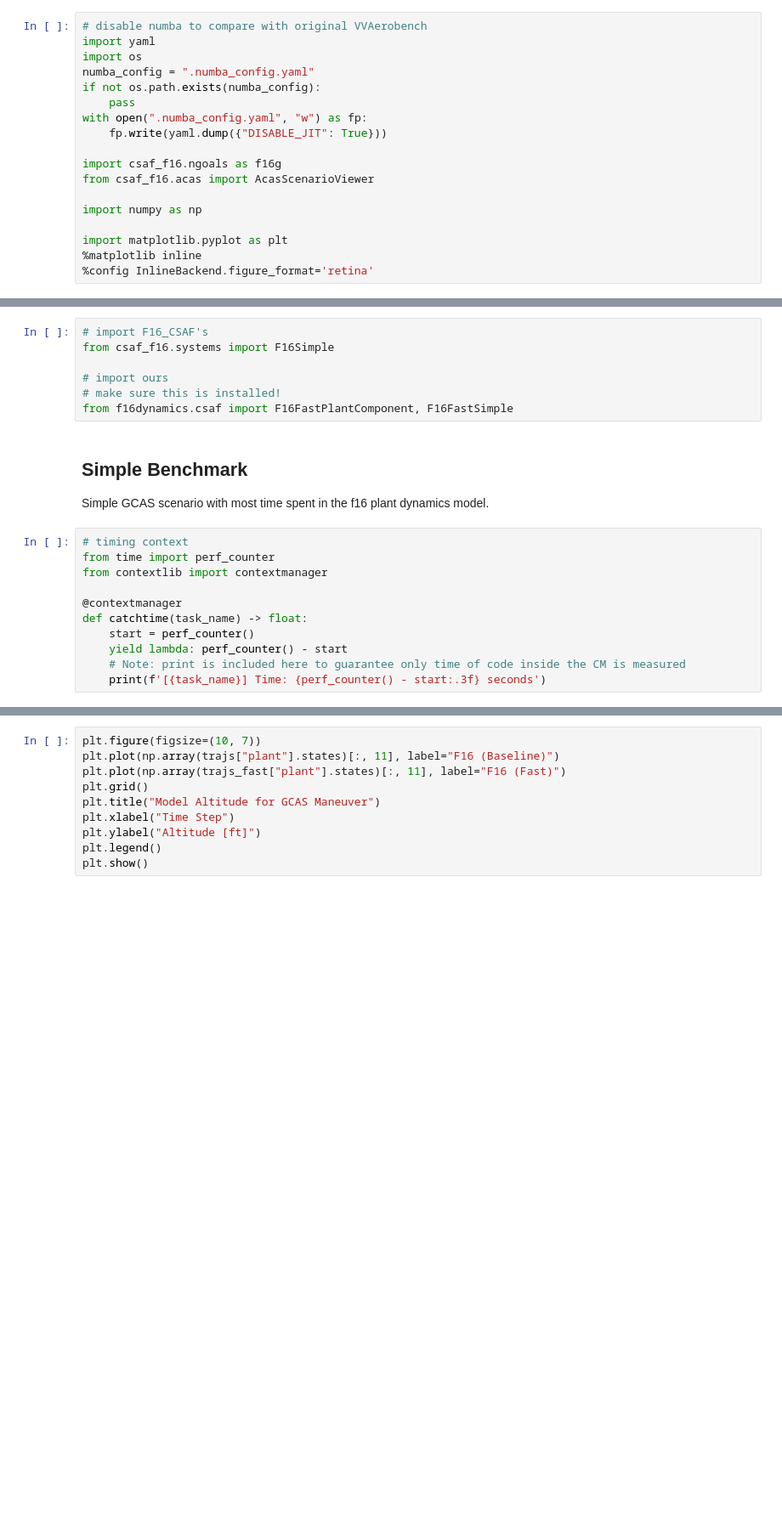
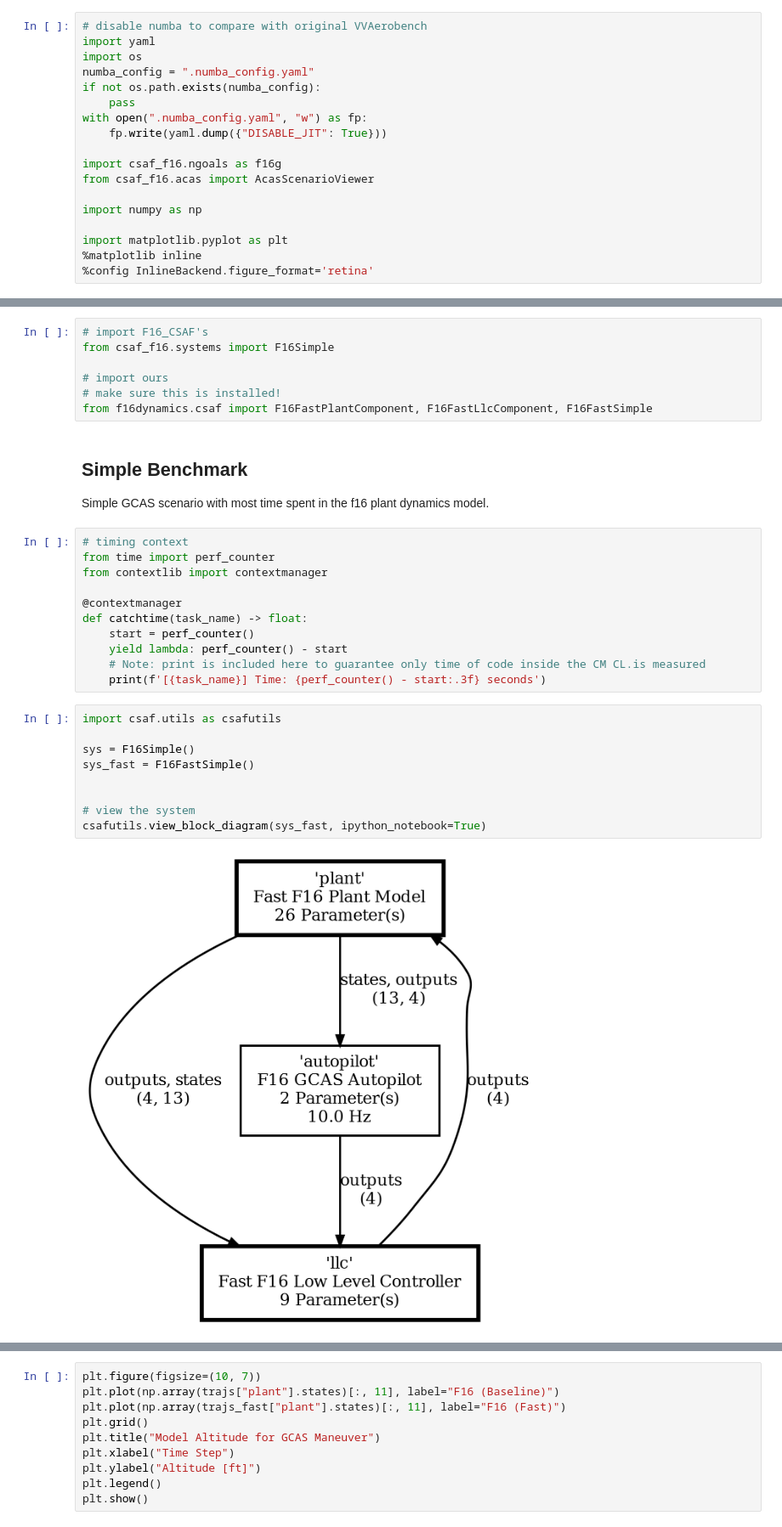
Before and after one commit to EthanJamesLew/f16-flight-dynamics, a Jupyter notebook: notebooks/CSAF_Integration.ipynb, the cells around one changed output, grey strips where cells are left out. Shown at 85% size. Cells and saved outputs as stored; diff of their text form; blank space fills up the shorter version.

```diff
--- a/notebooks/CSAF_Integration.ipynb
+++ b/notebooks/CSAF_Integration.ipynb
@@ -29,7 +29,7 @@ from csaf_f16.systems import F16Simple
 
 # import ours
 # make sure this is installed!
-from f16dynamics.csaf import F16FastPlantComponent, F16FastSimple
+from f16dynamics.csaf import F16FastPlantComponent, F16FastLlcComponent, F16FastSimple
 # %% [markdown]
 ## Simple Benchmark
 
@@ -43,6 +43,17 @@ from contextlib import contextmanager
 def catchtime(task_name) -> float:
     start = perf_counter()
     yield lambda: perf_counter() - start
-    # Note: print is included here to guarantee only time of code inside the CM is measured
+    # Note: print is included here to guarantee only time of code inside the CM CL.is measured
     print(f'[{task_name}] Time: {perf_counter() - start:.3f} seconds')
+# %%
+import csaf.utils as csafutils
+
+sys = F16Simple()
+sys_fast = F16FastSimple()
+
+
+# view the system
+csafutils.view_block_diagram(sys_fast, ipython_notebook=True)
+# %% [output]
+[figure, added]
 # %%
```
Also changed, not shown: parts of 3 cells of this notebook, 3 other files.
